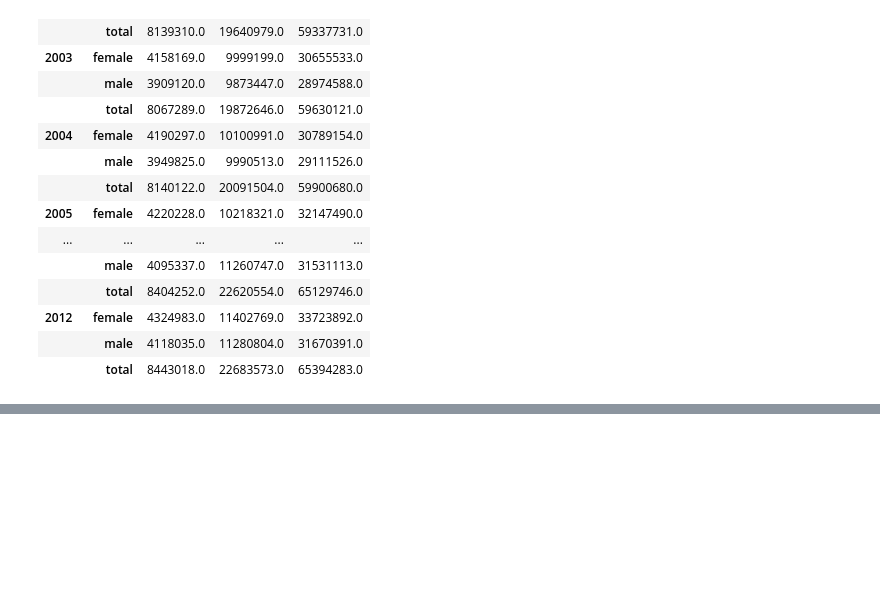
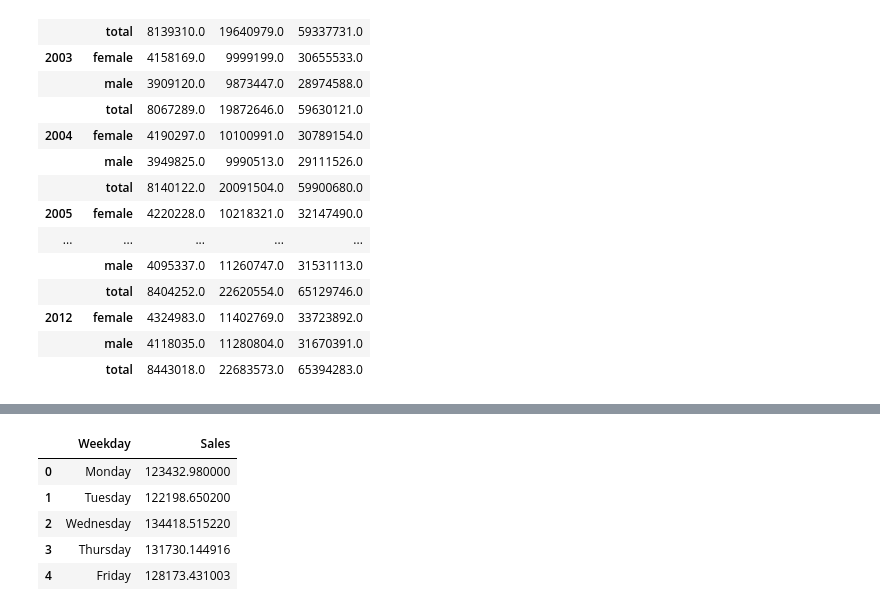
Before and after one commit to harmkenn/Python-Workbooks, a Jupyter notebook: python-course.eu/E_PC28_Write_Pandas.ipynb, the cells around one changed output, grey strips where cells are left out. Saved outputs shown, nothing was run; the diff lists cells and outputs as text; code cells hidden in the pictures; blank space fills up the shorter version.

```diff
--- a/python-course.eu/E_PC28_Write_Pandas.ipynb
+++ b/python-course.eu/E_PC28_Write_Pandas.ipynb
@@ -171,0 +213,11 @@ df.to_csv("./data1/countries_total_population.csv")
+# %%
+with pd.ExcelFile("./data1/sales.xls") as excel_file:
+    sheet = pd.read_excel(excel_file)
+sheet
+# %% [output]
+|  | Weekday | Sales |
+| 0 | Monday | 123432.980000 |
+| 1 | Tuesday | 122198.650200 |
+| 2 | Wednesday | 134418.515220 |
+| 3 | Thursday | 131730.144916 |
+| 4 | Friday | 128173.431003 |
```
Also changed, not shown: parts of 8 cells of this notebook, 3 other files.
